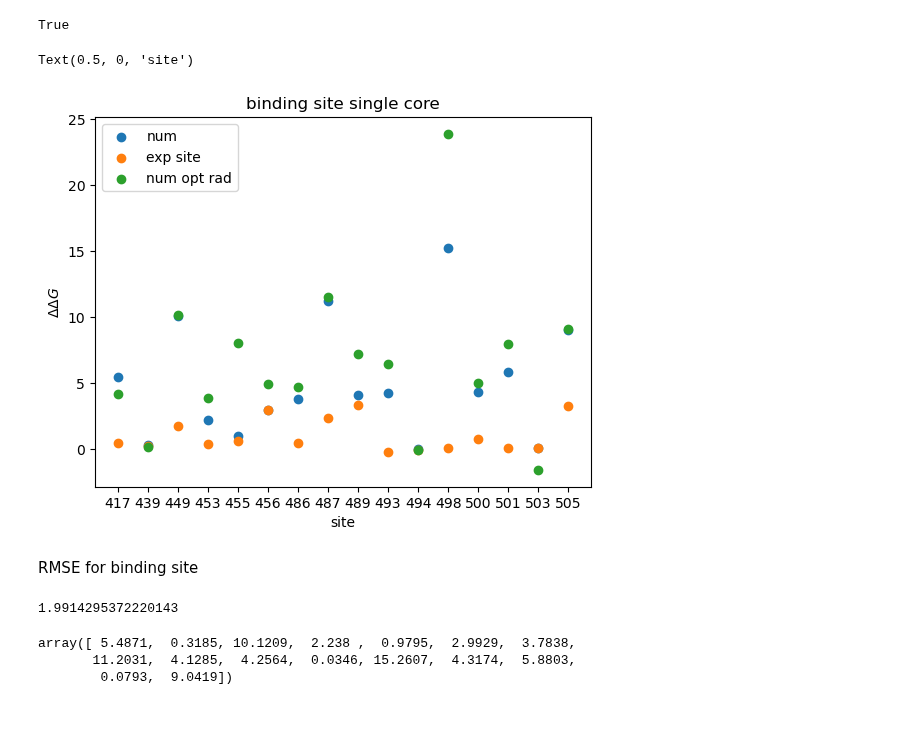
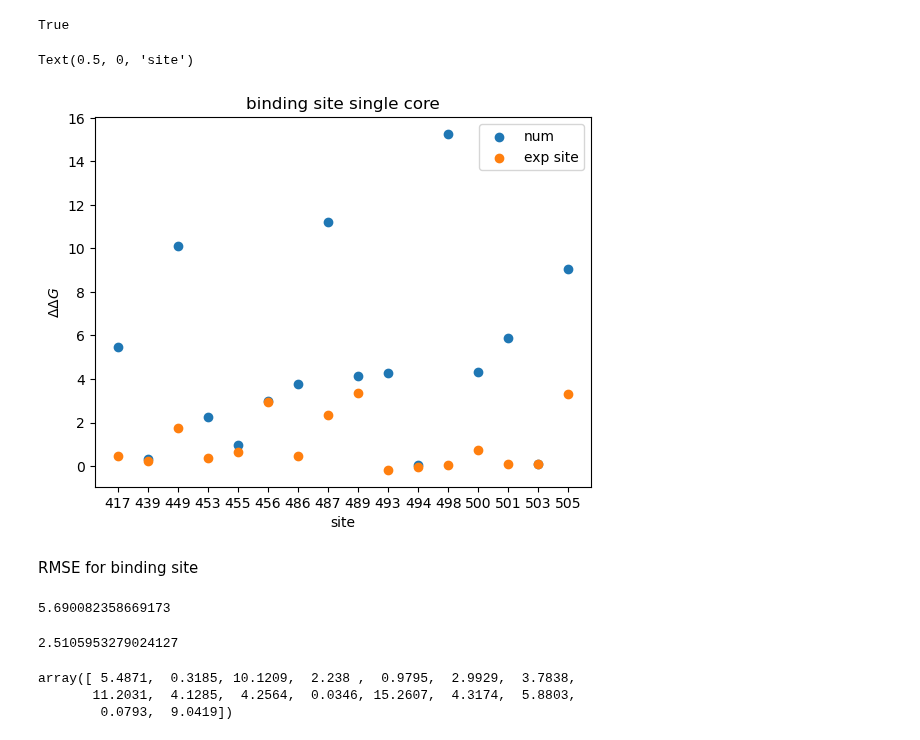
Before and after one commit to fergplace/amber_scripts, a Jupyter notebook: simple_amino_eval_pres.ipynb, the cells around one changed output. Cells and saved outputs as stored; diff of their text form; code cells hidden in the pictures.

```diff
--- a/simple_amino_eval_pres.ipynb
+++ b/simple_amino_eval_pres.ipynb
@@ -601,26 +601,30 @@ del_del_G_all_muts = delta_delta_G_exp_cal_frist_method(site_SARS2_val_all)
 # %%
 plt.scatter( mut_arg_all[mut_arg_idx_all][mut_arg_idx_all_site]
             , num_66_all_sc[mut_arg_idx_all][mut_arg_idx_all_site], label="num")
 
 plt.scatter(mut_arg_all[mut_arg_idx_all][mut_arg_idx_all_site],
              del_del_G_all_muts[mut_arg_idx_all][mut_arg_idx_all_site], label="exp site")
 # plt.scatter(mut_arg_all[mut_arg_idx_all][mut_arg_idx_all_site],
 #             num_66_all[mut_arg_idx_all][mut_arg_idx_all_site], label="num_MPI")
-plt.scatter(mut_arg_all[mut_arg_idx_all][mut_arg_idx_all_site],
-             num_66_all_sc_or[mut_arg_idx_all_or][mut_arg_idx_all_site_or], label="num opt rad")
+# plt.scatter(mut_arg_all[mut_arg_idx_all][mut_arg_idx_all_site],
+#              num_66_all_sc_or[mut_arg_idx_all_or][mut_arg_idx_all_site_or], label="num opt rad")
 plt.legend()
 plt.title("binding site single core")
 plt.ylabel("$\Delta \Delta G$")
 plt.xlabel("site")
 # %% [output]
 Text(0.5, 0, 'site')
-[figure, old version]
+[figure, new version]
 # %% [markdown]
 RMSE for binding site
 # %%
-np.sqrt( np.mean( (num_66_all_sc[mut_arg_idx_all][mut_arg_idx_all_site] - del_del_G_all_muts[mut_arg_idx_all][mut_arg_idx_all_site])))
+np.sqrt( np.mean( (num_66_all_sc[mut_arg_idx_all][mut_arg_idx_all_site] - del_del_G_all_muts[mut_arg_idx_all][mut_arg_idx_all_site])**2))
 # %% [output]
-1.9914295372220143
+5.690082358669173
+# %%
+np.sqrt( np.mean( (num_66_all_sc[mut_arg_idx_all] - del_del_G_all_muts[mut_arg_idx_all] )**2 ))
+# %% [output]
+2.5105953279024127
 # %%
 # plt.scatter( mut_arg_all[mut_arg_idx_all][mut_arg_idx_all_site]
 #             , num_66_all_sc[mut_arg_idx_all][mut_arg_idx_all_site], label="num")
```
